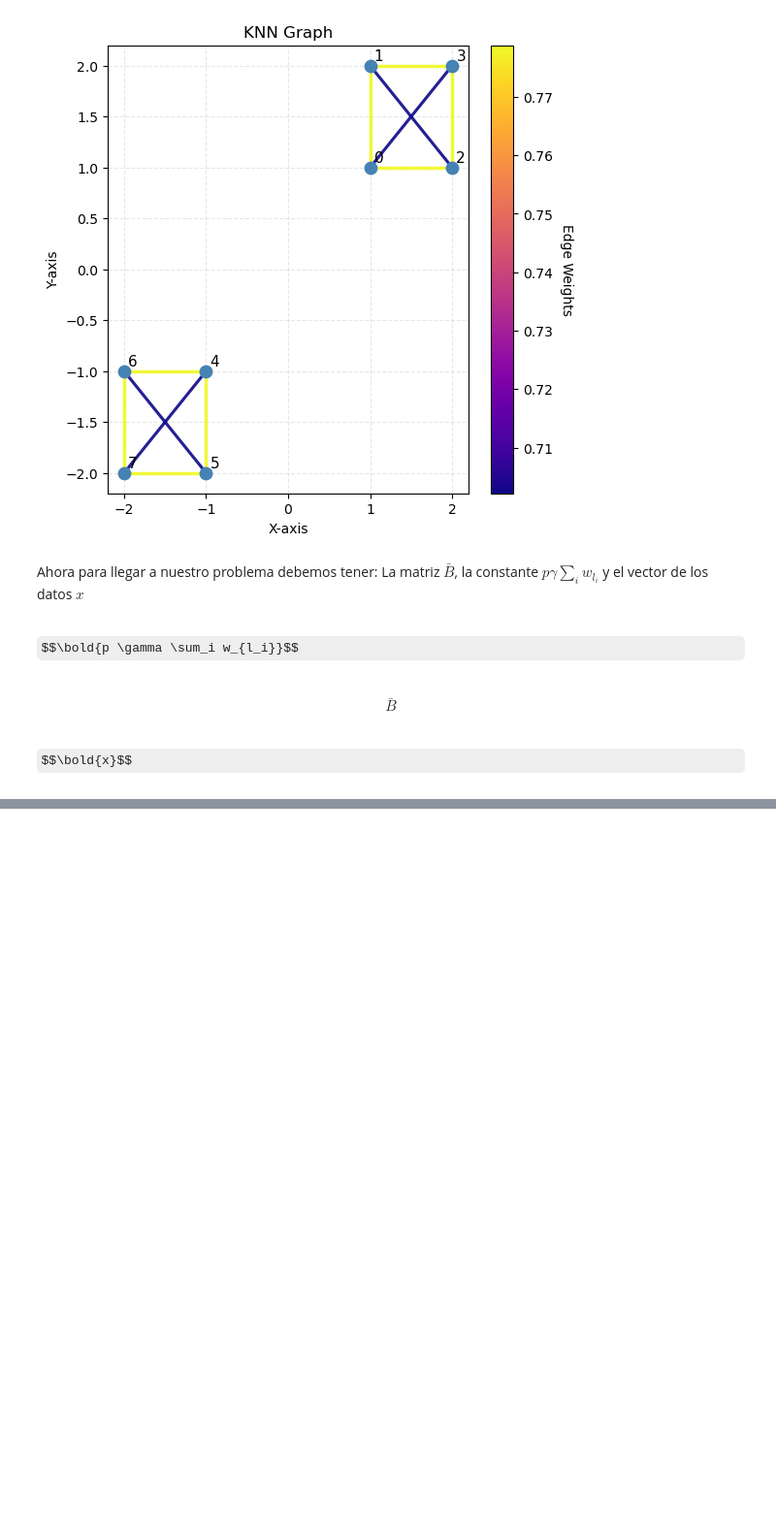
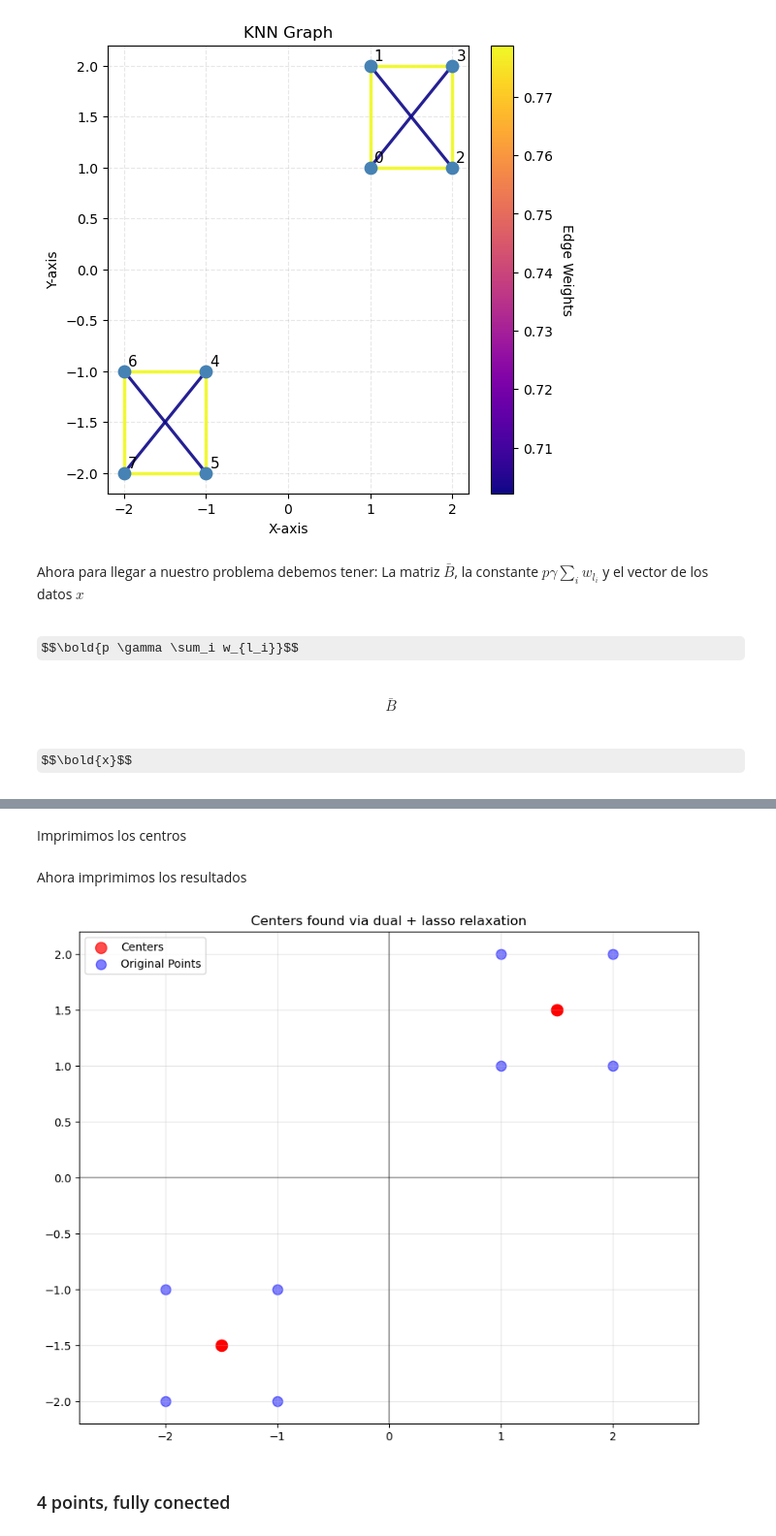
Before and after one commit to JuanNicolasMendozaRoncancio/Convex-Clustering-Project, a Jupyter notebook: Code/Relaxation.ipynb, the cells around one changed output, grey strips where cells are left out. Shown: that part at 97% size. Saved outputs shown, nothing was run; the diff lists cells and outputs as text; code cells hidden in the pictures; some formulas as TeX source; blank space fills up the shorter version.

Commit message:
Relaxation

```diff
--- a/Code/Relaxation.ipynb
+++ b/Code/Relaxation.ipynb
@@ -172,0 +213,2 @@ $$\bold{x}$$
+# %%
+beta, val = beta_lasso(W_knn, X, dim=2, gamma=0.5)
@@ -172,0 +217,32 @@ $$\bold{x}$$
+# %%
+deltas = barB @ beta
+# %%
+centersvect =vop(X) - deltas
+# %% [markdown]
+Imprimimos los centros
+# %%
+centers = []
+for i in range(0,len(centersvect),2):
+    centers.append(tuple(centersvect[i:i+2]))
+# %% [markdown]
+Ahora imprimimos los resultados
+# %%
+x = [p[0] for p in centers]
+y = [p[1] for p in centers]
+x_points = [p[0] for p in X]
+y_points = [p[1] for p in X]
+
+plt.figure(figsize=(10, 8))
+plt.scatter(x, y, color='red', s=100, alpha=0.7, label='Centers')
+plt.scatter(x_points, y_points, color='blue', s=80, alpha=0.5, label='Original Points')
+plt.title('Centers found via dual + lasso relaxation')
+plt.grid(True, alpha=0.3)
+plt.axhline(y=0, color='k', linestyle='-', alpha=0.3)
+plt.axvline(x=0, color='k', linestyle='-', alpha=0.3)
+plt.legend()
+plt.axis('equal')
+plt.show()
+# %% [output]
+[figure, added]
+# %% [markdown]
+### 4 points, fully conected
```
Also changed, not shown: parts of 18 cells of this notebook, 1 other file.
